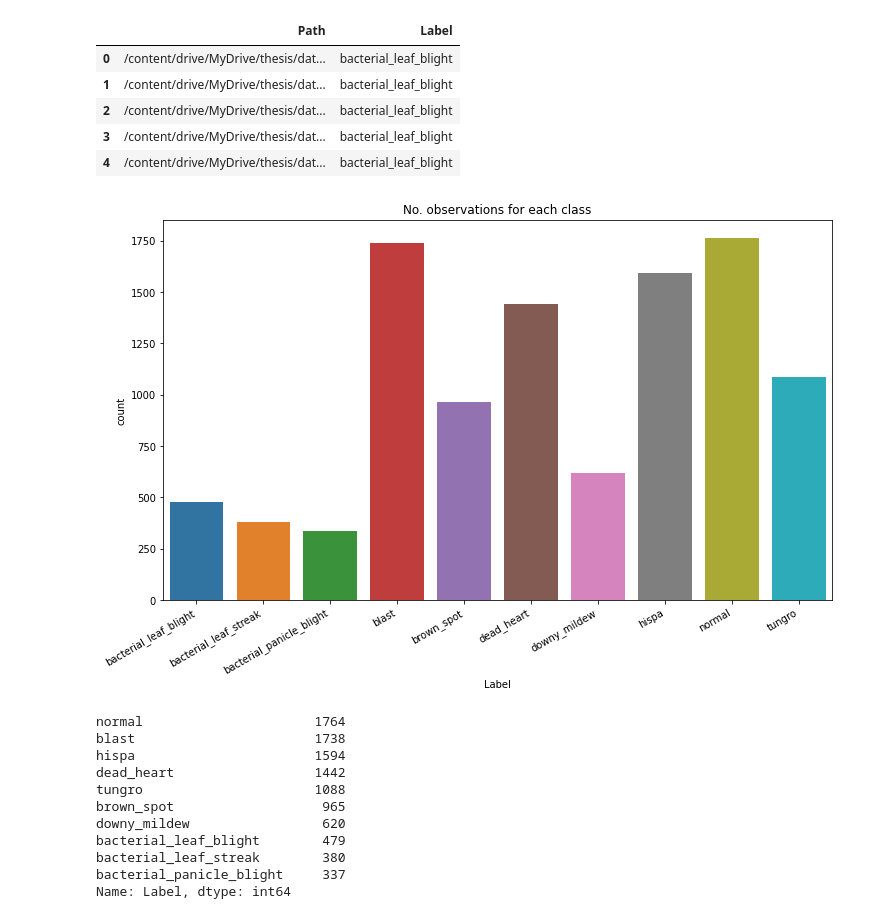
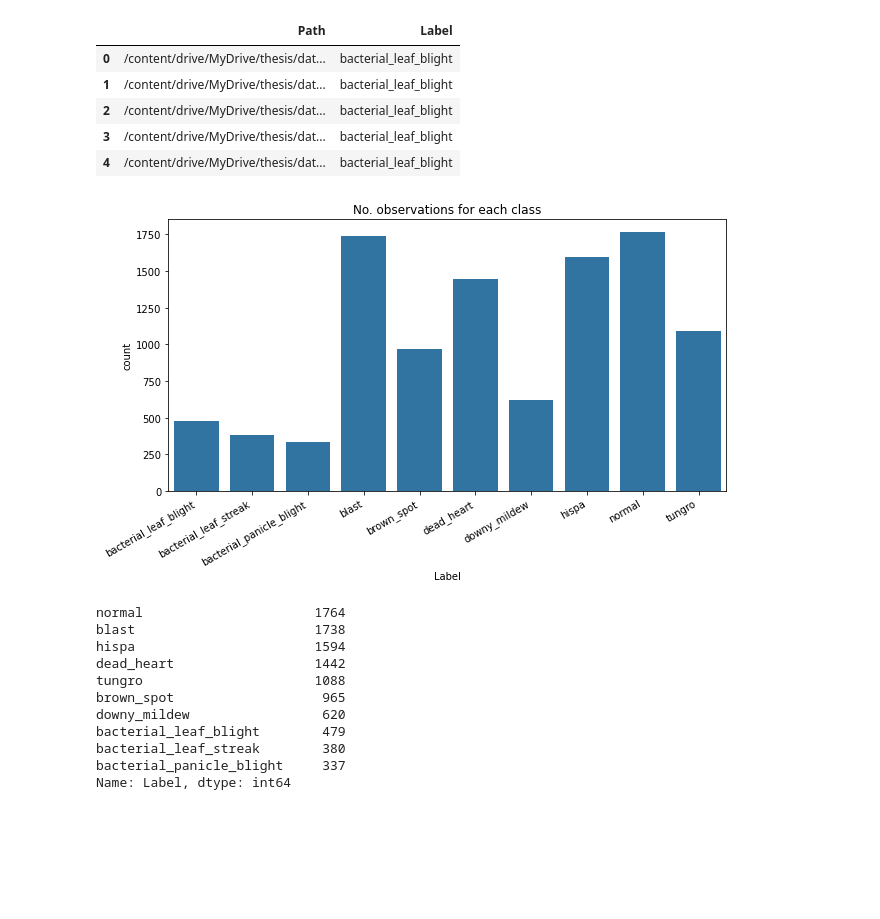
Before and after one commit to anikch/paddy, a Jupyter notebook: offline_augmentation.ipynb, the cells around one changed output. Saved outputs shown, nothing was run; the diff lists cells and outputs as text; code cells hidden in the pictures; blank space fills up the shorter version.

```diff
--- a/offline_augmentation.ipynb
+++ b/offline_augmentation.ipynb
@@ -37,15 +37,15 @@ original_df.head()
 # %%
 # Plotting using countplot
 import matplotlib.pyplot as plt
 import seaborn as sns
 
-plt.figure(figsize= (12,7))
+plt.figure(figsize= (10,5))
 plt.title('No. observations for each class')
 plt.xticks(rotation= 30, ha= 'right')
-sns.countplot(data= original_df, x= 'Label')
+sns.countplot(data= original_df, x= 'Label',  color="tab:blue")
 plt.show()
 # %% [output]
-[figure, old version]
+[figure, new version]
 # %%
 # Checking proportion of classes
 original_df.Label.value_counts()
```
Also changed, not shown: parts of 2 cells of this notebook.
